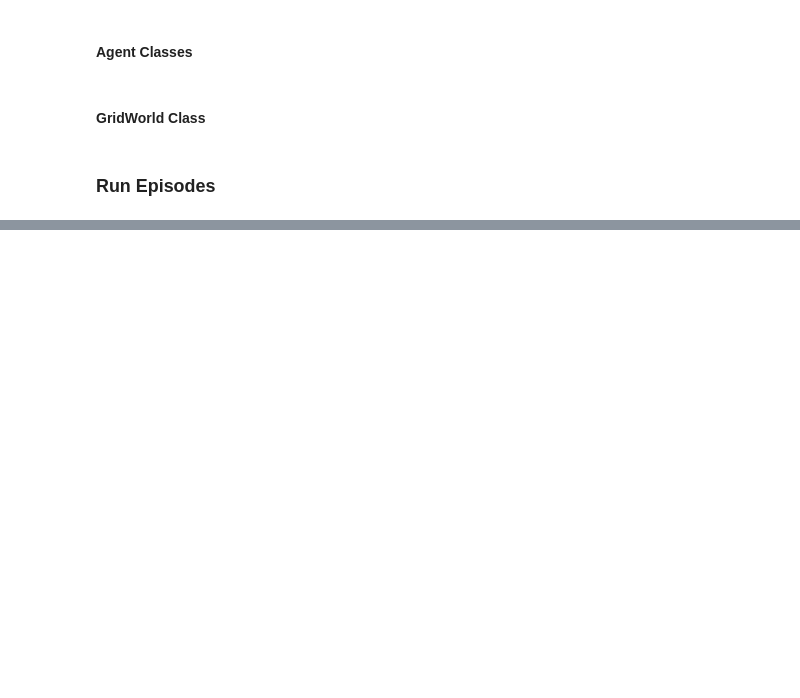
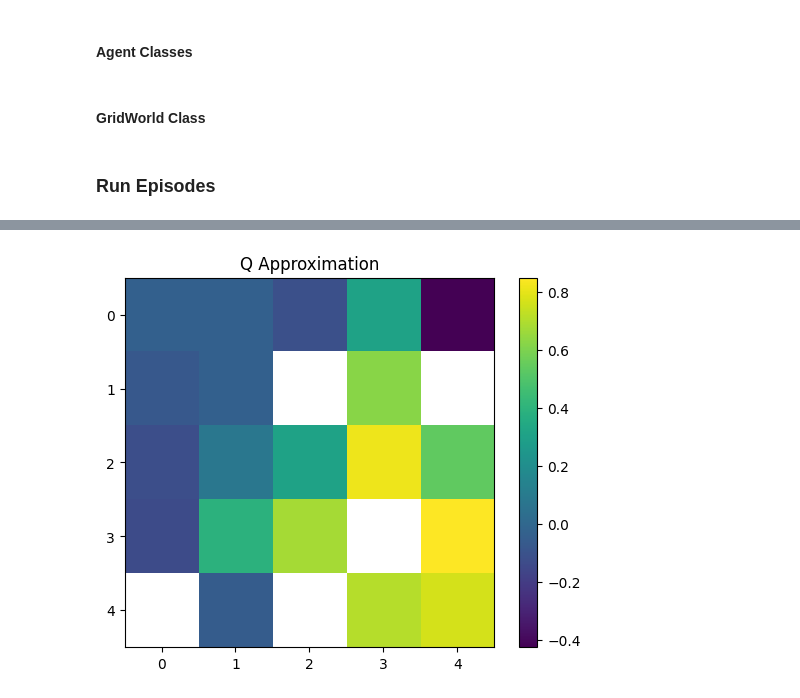
Before and after one commit to syntactic/DeepReinforcementLearning, a Jupyter notebook: Group9_HW2_solution.ipynb, the cells around one changed output, grey strips where cells are left out. Drawn from its saved outputs; the diff is of its cells as text; code cells hidden in the pictures; blank space fills up the shorter version.

Commit message:
Updated morning of May 6 with Celine's changes which span the majority of the code for Q function approximation.

```diff
--- a/Group9_HW2_solution.ipynb
+++ b/Group9_HW2_solution.ipynb
@@ -91,6 +151,30 @@ class MagneticAgent(Agent):
         sum_of_reciprocals = sum(reciprocals_of_distances)
         normalized_probabilities = list(map(lambda r : r/sum_of_reciprocals, reciprocals_of_distances))
         return random.choices(self.available_actions, weights=reciprocals_of_distances)[0]
+
+class ArgMaxAgent(Agent):
+    """The MagneticAgent likes to choose actions that bring it closer
+       to the win state, regardless of what obstacles are in the way."""
+
+    def __init__(self, win_state=(0, 0), start_state=(0, 0)):
+        self.state = start_state
+        self.win_state = win_state
+        self.available_actions = []
+        self.available_next_states = []
+
+    def get_action_from_policy(self, q_state, epsilon):
+        chance = random.random()
+        if not q_state or chance > (1 - epsilon): # if the state has no information about action returns
+            # randomly pick an action
+            action = random.choice(self.available_actions)
+        else:
+            # get the action with the maximum return value
+            potential_action = max(q_state, key = lambda x: q_state[x])
+            if potential_action in self.available_actions:
+                action = potential_action
+            else:
+                action = random.choice(self.available_actions)
+        return action
 # %% [markdown]
 #### GridWorld Class
 # %%
@@ -338,0 +469,12 @@ plt.show()
+# %%
+"""Test approximate_q"""
+random.seed(0)
+height = 5
+width = 5
+num_episodes = 5000
+g = GridWorld(height, width, complex=True)
+print(g) # print the gridworld
+
+# here, returns is an average return value over the entire grid for each episode.
+# (ex. returns[0] is the avg. return from ep 1, returns[1] is the avg. return from ep 2)
+(Q, returns, times) = approximate_q(g, ArgMaxAgent(), num_episodes=num_episodes)
@@ -338,0 +493,9 @@ plt.show()
+# %%
+# plot maximum Q values
+(q_values, actions) = max_q(Q)
+plt.imshow(q_values)
+plt.colorbar()
+plt.title("Q Approximation")
+plt.show()
+# %% [output]
+[figure, added]
```
Also changed, not shown: parts of 12 cells of this notebook.
